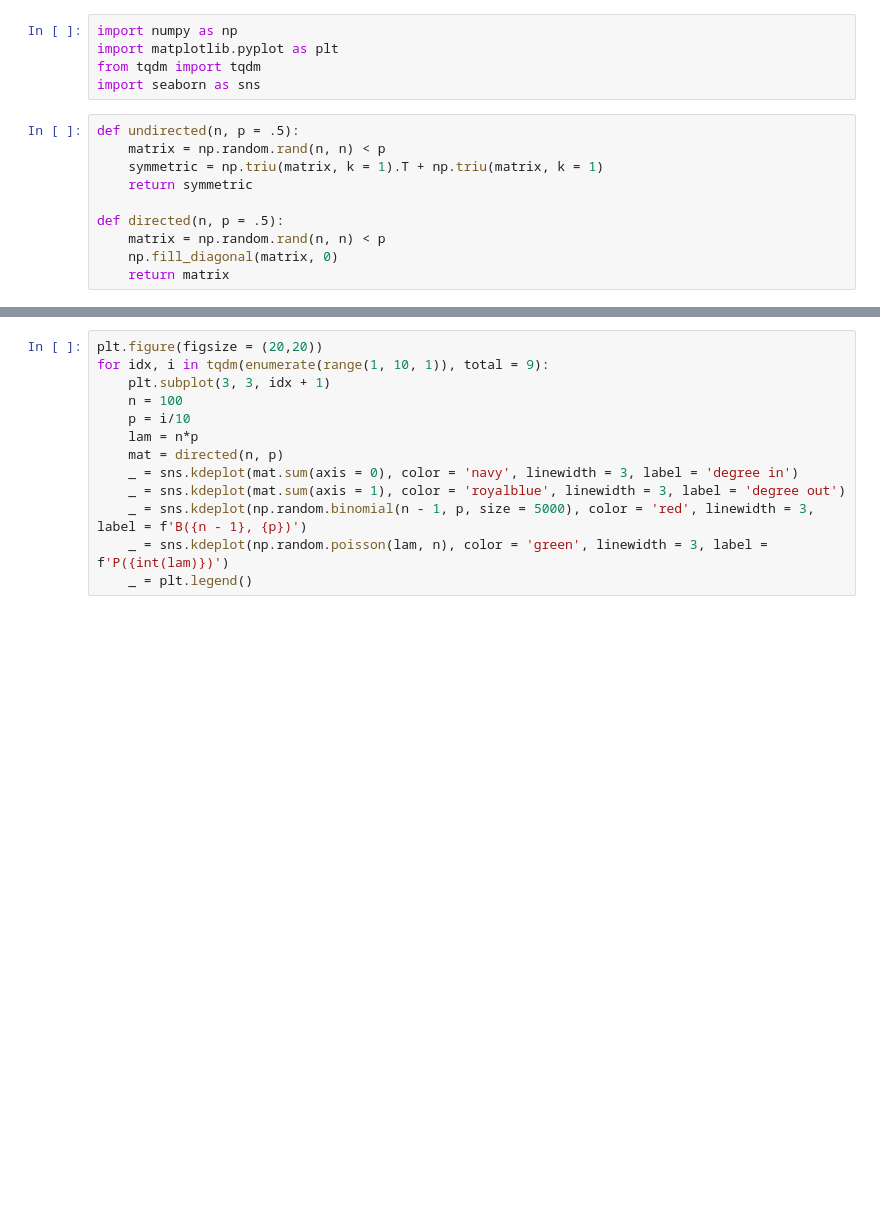
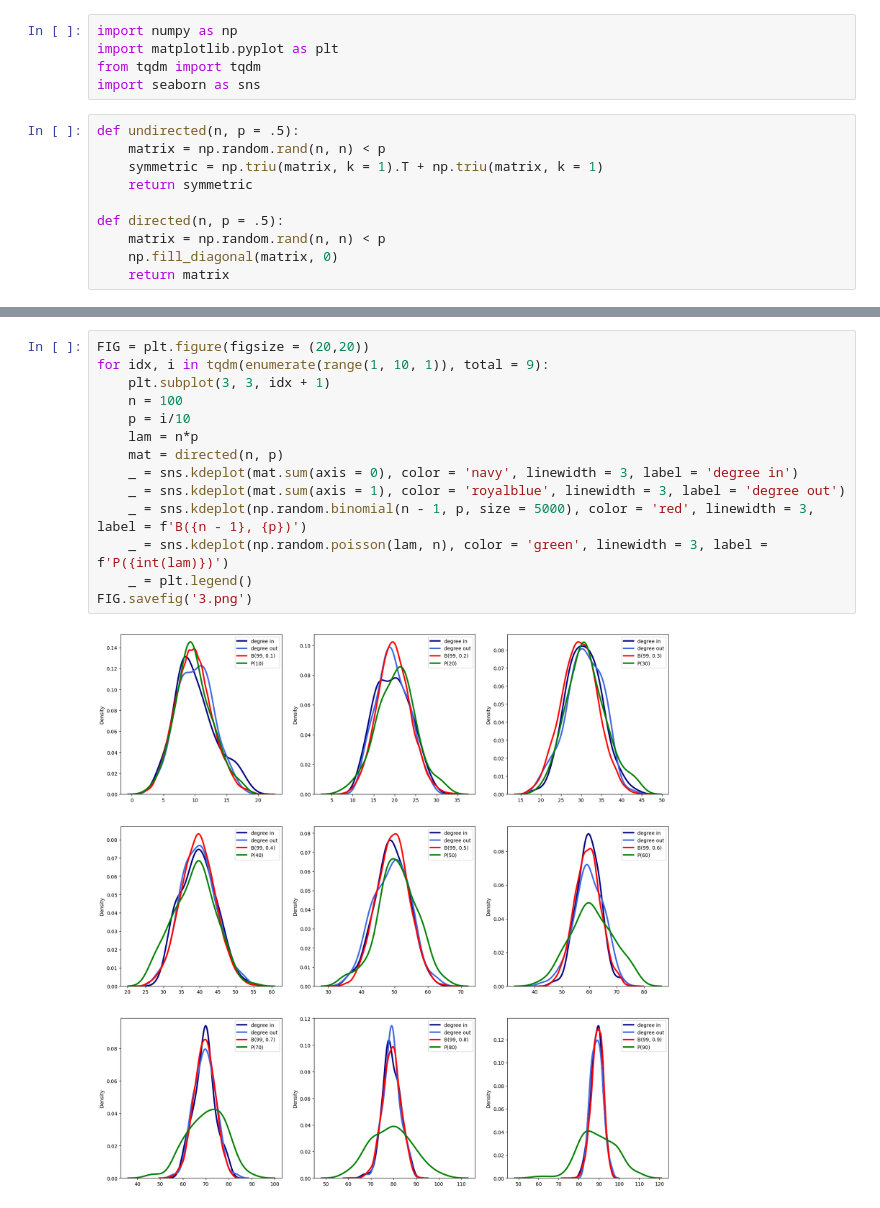
Before and after one commit to hyeok-jong/bio, a Jupyter notebook: graph.ipynb, the cells around one changed output, grey strips where cells are left out. Drawn from its saved outputs; the diff is of its cells as text; blank space fills up the shorter version.

```diff
--- a/graph.ipynb
+++ b/graph.ipynb
@@ -57,14 +67,17 @@ for idx, i in tqdm(enumerate(range(1, 10, 1)), total = 9):
 # %%
-plt.figure(figsize = (20,20))
+FIG = plt.figure(figsize = (20,20))
 for idx, i in tqdm(enumerate(range(1, 10, 1)), total = 9):
     plt.subplot(3, 3, idx + 1)
     n = 100
     p = i/10
     lam = n*p
     mat = directed(n, p)
     _ = sns.kdeplot(mat.sum(axis = 0), color = 'navy', linewidth = 3, label = 'degree in')
     _ = sns.kdeplot(mat.sum(axis = 1), color = 'royalblue', linewidth = 3, label = 'degree out')
     _ = sns.kdeplot(np.random.binomial(n - 1, p, size = 5000), color = 'red', linewidth = 3, label = f'B({n - 1}, {p})')
     _ = sns.kdeplot(np.random.poisson(lam, n), color = 'green', linewidth = 3, label = f'P({int(lam)})')
     _ = plt.legend()
+FIG.savefig('3.png')
+# %% [output]
+[figure, added]
 # %%
```
Also changed, not shown: parts of 4 cells of this notebook, 2 other files.
